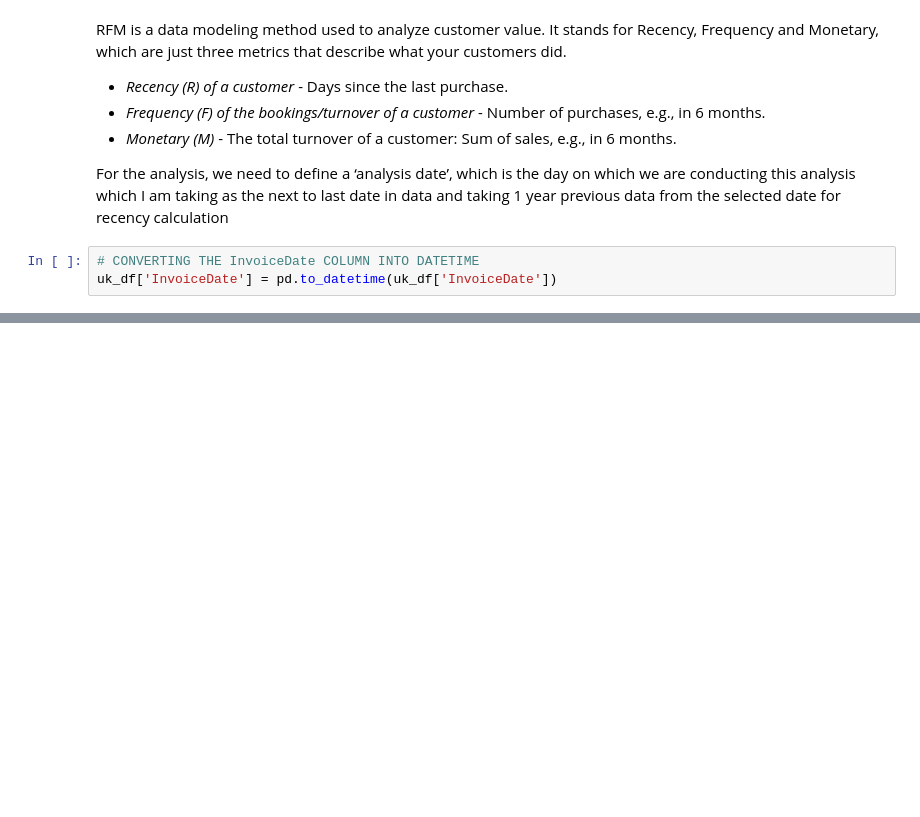
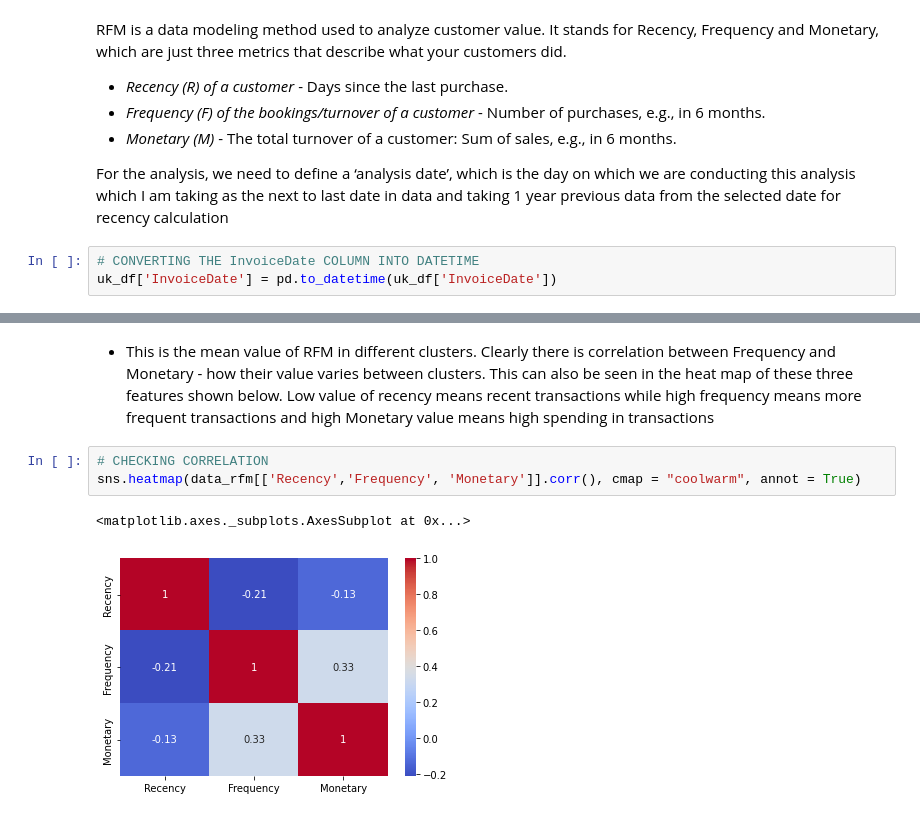
Before and after one commit to anupstar100/UML-Capston_Project-Customer_Segmentation, a Jupyter notebook: UML_Capston_Project_Online_Retail_Customer_Segmentation.ipynb, the cells around one changed output, grey strips where cells are left out. Cells and saved outputs as stored; diff of their text form; blank space fills up the shorter version.

```diff
--- a/UML_Capston_Project_Online_Retail_Customer_Segmentation.ipynb
+++ b/UML_Capston_Project_Online_Retail_Customer_Segmentation.ipynb
@@ -276,0 +652,8 @@ uk_df.info()
+# %% [markdown]
+* This is the mean value of RFM in different clusters. Clearly there is correlation between Frequency and Monetary - how their value varies between clusters. This can also be seen in the heat map of these three features shown below. Low value of recency means recent transactions while high frequency means more frequent transactions and high Monetary value means high spending in transactions
+# %%
+# CHECKING CORRELATION
+sns.heatmap(data_rfm[['Recency','Frequency', 'Monetary']].corr(), cmap = "coolwarm", annot = True)
+# %% [output]
+<matplotlib.axes._subplots.AxesSubplot at 0x...>
+[figure, added]
```
Also changed, not shown: parts of 50 cells of this notebook.
